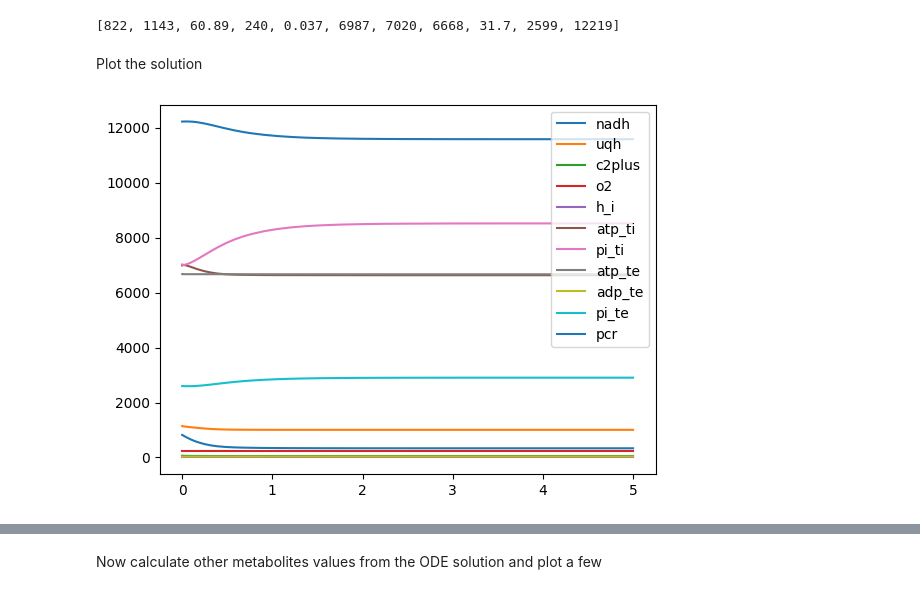
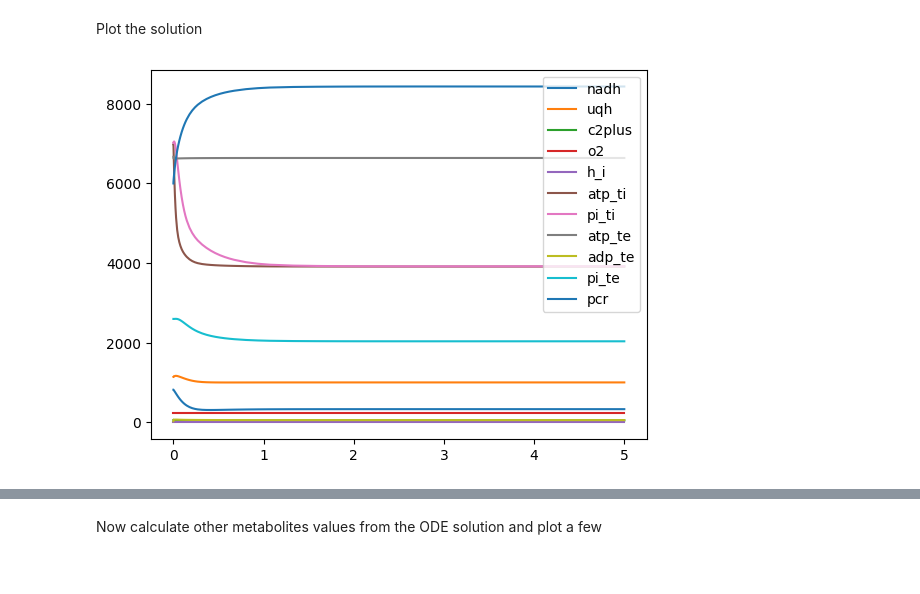
Before and after one commit to notreallyme2/pytochondrion, a Jupyter notebook: demo.ipynb, the cells around one changed output, grey strips where cells are left out. Saved outputs shown, nothing was run; the diff lists cells and outputs as text; code cells hidden in the pictures.

```diff
--- a/demo.ipynb
+++ b/demo.ipynb
@@ -22,10 +22,7 @@ pi_ti_0 = 7020
 atp_te_0 = 6668
 adp_te_0 = 31.7
 pi_te_0 = 2599
-pcr_0 = 12219
+pcr_0 = 6000 # 12219
 
 Y_0 = [nadh_0, uqh_0, c2plus_0, o2_0, h_i_0, atp_ti_0, pi_ti_0, atp_te_0, adp_te_0, pi_te_0, pcr_0]
-Y_0
-# %% [output]
-[822, 1143, 60.89, 240, 0.037, 6987, 7020, 6668, 31.7, 2599, 12219]
 # %%
@@ -33,13 +30,16 @@ ODE_solution = solve_ivp(mitochondrial_simulator, [0, 5], Y_0, method='BDF')
 # %% [markdown]
 Plot the solution
 # %%
-fig, ax = plt.subplots()
-Y, t = ODE_solution['y'], ODE_solution['t']
-labels = ["nadh", "uqh", "c2plus", "o2", "h_i", "atp_ti", "pi_ti", "atp_te", "adp_te", "pi_te", "pcr"]
-# ax.plot(t, Y.T);
-for y, label in zip(Y, labels):
-    ax.plot(t, y, label=label)
-ax.legend();
+def plot_ode_output(ode_solution):
+    fig, ax = plt.subplots()
+    Y, t = ode_solution['y'], ode_solution['t']
+    labels = ["nadh", "uqh", "c2plus", "o2", "h_i", "atp_ti", "pi_ti", "atp_te", "adp_te", "pi_te", "pcr"]
+    # ax.plot(t, Y.T);
+    for y, label in zip(Y, labels):
+        ax.plot(t, y, label=label)
+    ax.legend();
-# %% [output]
-[figure, removed]
+# %%
+plot_ode_output(initial_ode_solution)
+# %% [output]
+[figure, added]
 # %%
```
Also changed, not shown: parts of 10 cells of this notebook, 1 other file.
